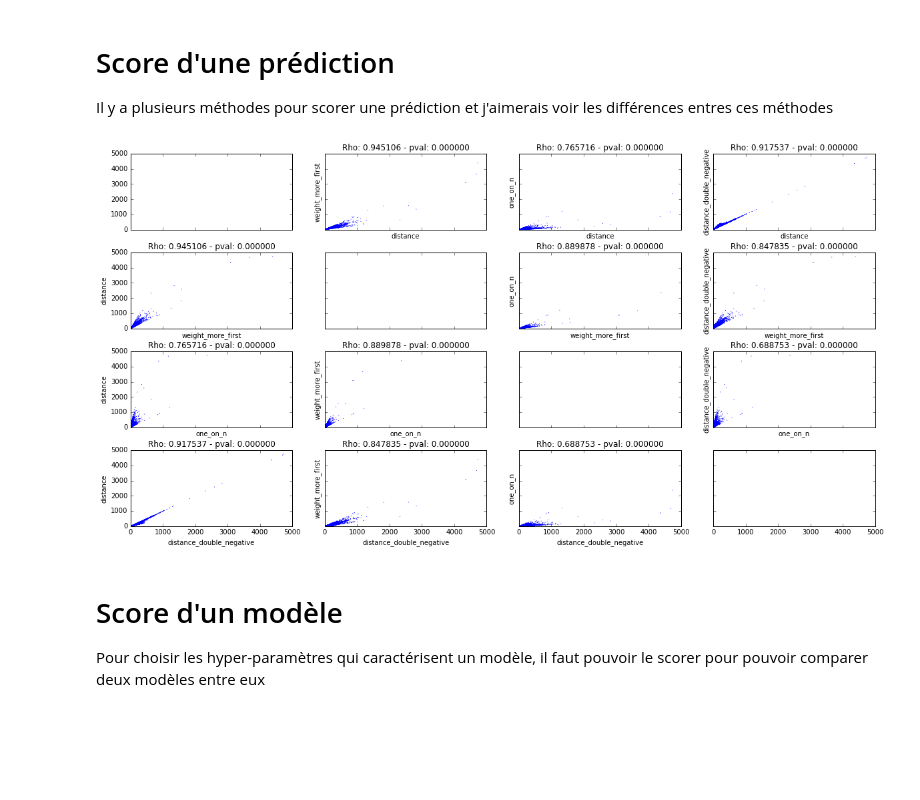
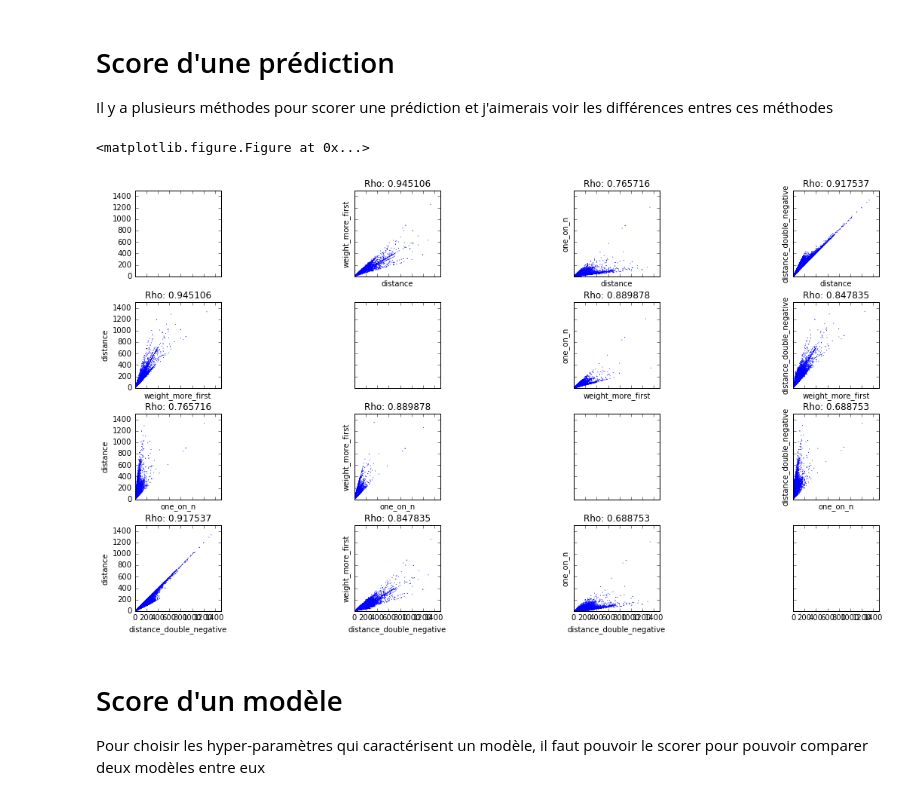
Before and after one commit to C4ptainCrunch/info-f-308, a Jupyter notebook: recherche/metrics.ipynb, the cells around one changed output. Saved outputs shown, nothing was run; the diff lists cells and outputs as text; code cells hidden in the pictures; blank space fills up the shorter version.

```diff
--- a/recherche/metrics.ipynb
+++ b/recherche/metrics.ipynb
@@ -85,23 +85,27 @@ diff = Y_test - predictions
 for fn in distances_fn:
     distances[fn.__name__] = np.apply_along_axis(fn, 1, diff)
 # %%
+plt.figure(figsize=(5, 5))
 fig, ax =  plt.subplots(len(distances_fn), len(distances_fn), sharex='all', sharey='all')
 plt.subplots_adjust(hspace = 0.3)
 
 for i, first in enumerate(distances_fn):
     for j, second in enumerate(distances_fn):
+
+        p = ax[i][j]
+        p.set(adjustable='box-forced', aspect='equal')
         if i == j:
             continue
-        p = ax[i][j]
         p.scatter(distances[first.__name__], distances[second.__name__], s=1, edgecolors='none')
         rho, pval = scipy.stats.spearmanr(distances[first.__name__], distances[second.__name__])
-        p.set_title("Rho: %f - pval: %f" % (rho, pval))
+        p.set_title("Rho: %f" % (rho,))
         p.axes.set_xlabel(first.__name__[6:])
         p.axes.set_ylabel(second.__name__[6:])
-        plt.xlim(xmin=0)
-        plt.ylim(ymin=0)
+        plt.xlim([0, 1500])
+        plt.ylim([0, 1500])
 # %% [output]
+<matplotlib.figure.Figure at 0x...>
-[figure, old version]
+[figure, new version]
 # %% [markdown]
 # Score d'un modèle
 Pour choisir les hyper-paramètres qui caractérisent un modèle, il faut pouvoir le scorer pour pouvoir comparer deux modèles entre eux
```
Also changed, not shown: parts of 2 cells of this notebook, 4 other files.
